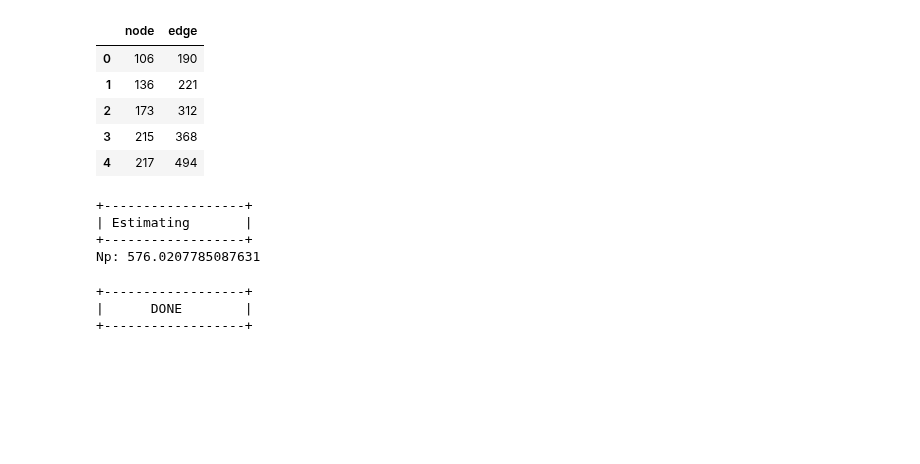
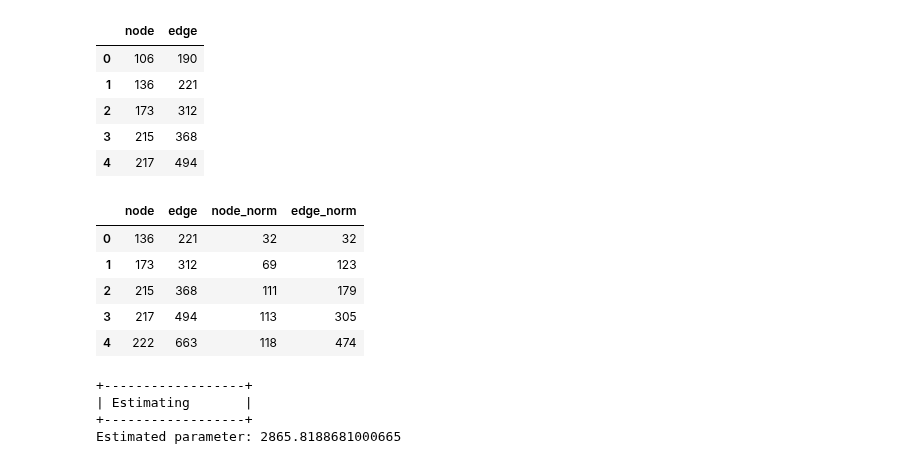
Before and after one commit to yiadka/mobility_scaling, a Jupyter notebook: notebooks/nmscaling_norm_second.ipynb, the cells around one changed output. Saved outputs shown, nothing was run; the diff lists cells and outputs as text; code cells hidden in the pictures; blank space fills up the shorter version.

```diff
--- a/notebooks/nmscaling_norm_second.ipynb
+++ b/notebooks/nmscaling_norm_second.ipynb
@@ -82,2 +88,11 @@ df_left["edge_norm"] = df_left["edge"] - df_left["edge"].min() + 1
+# %%
+df_left.head()
+# %% [output]
+|  | node | edge | node_norm | edge_norm |
+| 0 | 136 | 221 | 32 | 32 |
+| 1 | 173 | 312 | 69 | 123 |
+| 2 | 215 | 368 | 111 | 179 |
+| 3 | 217 | 494 | 113 | 305 |
+| 4 | 222 | 663 | 118 | 474 |
 # %%
 def model_uniform_2(x, Np):
@@ -94,39 +106,21 @@ def redisual_uniform_2(x, y, Np):
-# %%
-print("+------------------+")
-print("| Estimating       |")
-print("+------------------+")
-
-result = optimize.least_squares(redisual_uniform_2, 1, args=(df_left["edge_norm"], df_left["node_norm"]))
-params = result.x
-
-print(r"Np:", params[0])
-# %% [output]
-+------------------+
-| Estimating       |
-+------------------+
-Np: 576.0207785087631
-# %%
-# 元の関数に代入する
-Np_hat = params[0]
-Np_hat = round(Np_hat, 2)
-print("+------------------+")
-kappa_estimated = []
-for i in range(len(df_left["edge"])):
-    kappa_estimated.append( (8 * df_left["edge"][i]) / (Np_hat**2 - Np_hat))
-
-kappa_estimated = np.array(kappa_estimated)
-
-print("|      DONE        |")
-print("+------------------+")
-# Eq8
-N = []
-for i in range(len(kappa_estimated)):
-    N.append( Np_hat * ( 1 - (2/(kappa_estimated[i] * Np_hat)) * (1 - (1 - (kappa_estimated[i]/2))**Np_hat ) ) )
-# Eq9
-M = []
-for i in range(len(kappa_estimated)):
-    M.append(((kappa_estimated[i] * Np_hat**2) - (kappa_estimated[i] * Np_hat)) / 8)
-# %% [output]
-+------------------+
-|      DONE        |
-+------------------+
+# %%
+print("+------------------+")
+print("| Estimating       |")
+print("+------------------+")
+
+# 正規化したデータを使ってモデルを推定
+xdata = df_left["edge_norm"].values
+ydata = df_left["node_norm"].values
+
+# モデルのパラメータを推定
+popt, pcov = optimize.curve_fit(model_uniform_2, xdata, ydata, p0=[30])
+
+# 推定したパラメータを表示
+print("Estimated parameter:", popt[0])
+
+params = popt[0]
+# %% [output]
++------------------+
+| Estimating       |
++------------------+
+Estimated parameter: 2865.8188681000665
```
Also changed, not shown: parts of 6 cells of this notebook, 1 other file.
